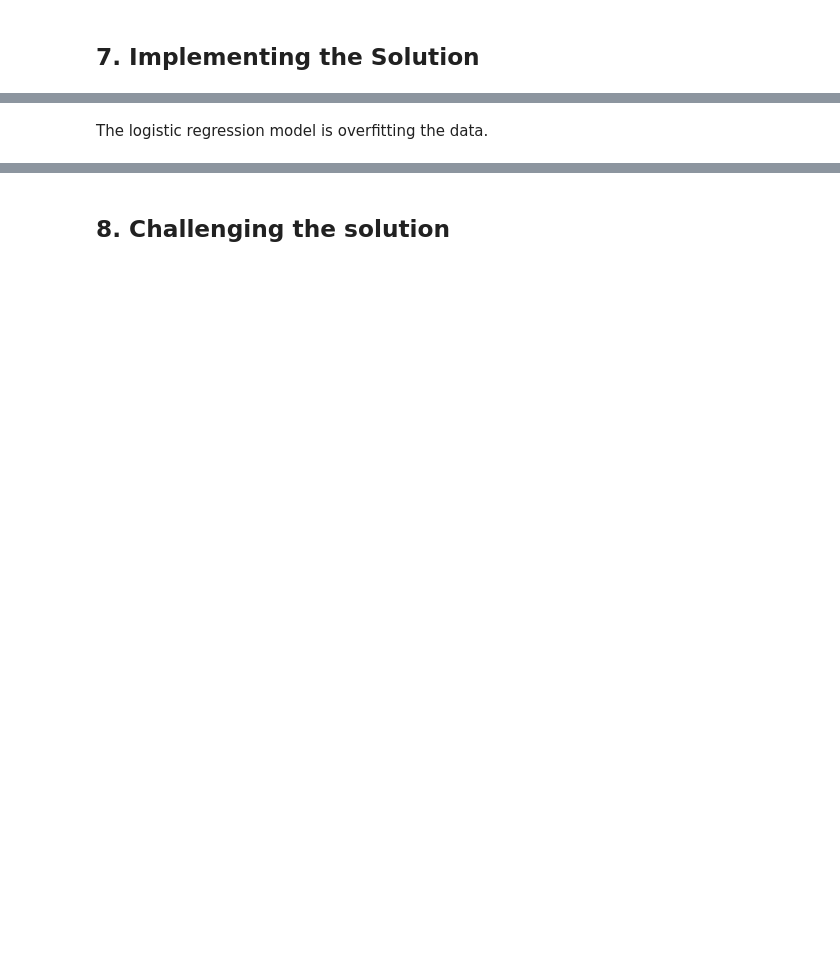
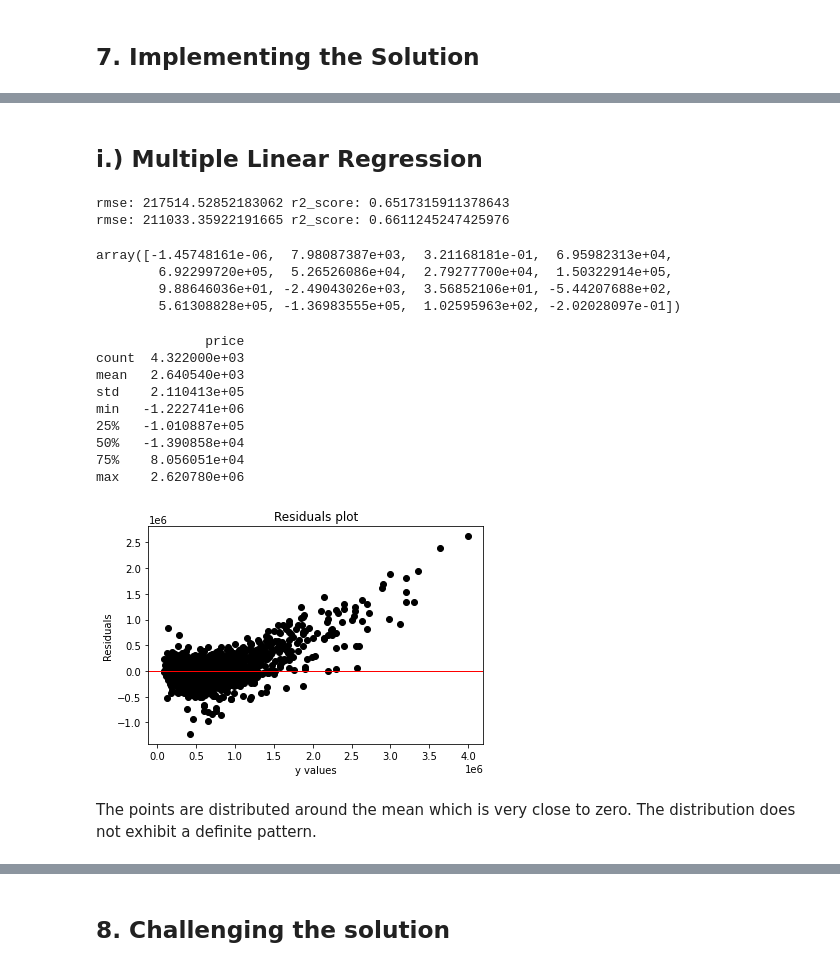
Before and after one commit to Magguire/Magguire, a Jupyter notebook: module_2_core_week_II_ip.ipynb, the cells around one changed output, grey strips where cells are left out. Drawn from its saved outputs; the diff is of its cells as text; code cells hidden in the pictures; blank space fills up the shorter version.

```diff
--- a/module_2_core_week_II_ip.ipynb
+++ b/module_2_core_week_II_ip.ipynb
@@ -917,5 +454,0 @@ df2.head()
-# %%
-# we are going to predict the points given home team rank and away team rank, home score and away score
-# split data into X and y
-X = df2.drop('points', axis=1).values
-y = df2['points'].values
@@ -949,2 +455,65 @@ array([[3, 0, 0],
-# %% [markdown]
-The logistic regression model is overfitting the data.
+# %% [markdown]
+## i.) Multiple Linear Regression
+# %%
+# split into dependent and independent variables
+
+X = X
+y = y
+
+# split into train and test data
+X_train, X_test, y_train, y_test = train_test_split(X,y,test_size=0.2, random_state=0)
+# %%
+# fit linear regression line
+from sklearn.linear_model import LinearRegression
+linreg = LinearRegression()
+linreg.fit(X_train, y_train)
+
+# predict X
+y1_pred = linreg.predict(X_train)
+y2_pred = linreg.predict(X_test)
+
+# evaluate results
+from sklearn.metrics import mean_squared_error
+
+print('rmse:',np.sqrt(mean_squared_error(y_train, y1_pred)), 'r2_score:', r2_score(y_train, y1_pred))
+print('rmse:', np.sqrt(mean_squared_error(y_test, y2_pred)), 'r2_score:', r2_score(y_test, y2_pred))
+# %% [output]
+rmse: 217514.52852183062 r2_score: 0.6517315911378643
+rmse: 211033.35922191665 r2_score: 0.6611245247425976
+# %%
+# coefficients
+linreg.coef_
+# %% [output]
+array([-1.45748161e-06,  7.98087387e+03,  3.21168181e-01,  6.95982313e+04,
+        6.92299720e+05,  5.26526086e+04,  2.79277700e+04,  1.50322914e+05,
+        9.88646036e+01, -2.49043026e+03,  3.56852106e+01, -5.44207688e+02,
+        5.61308828e+05, -1.36983555e+05,  1.02595963e+02, -2.02028097e-01])
+# %%
+# analyze residuals
+
+residuals = np.subtract(y_test, y2_pred)
+
+res = pd.DataFrame(residuals)
+print(res.describe())
+
+# plot residuals
+
+plt.scatter(y_test, residuals, color='black')
+plt.axhline(y= residuals.mean(), color='red', linewidth=1)
+plt.title('Residuals plot')
+plt.xlabel('y values')
+plt.ylabel('Residuals')
+plt.show()
+# %% [output]
+              price
+count  4.322000e+03
+mean   2.640540e+03
+std    2.110413e+05
+min   -1.222741e+06
+25%   -1.010887e+05
+50%   -1.390858e+04
+75%    8.056051e+04
+max    2.620780e+06
+[figure, added]
+# %% [markdown]
+The points are distributed around the mean which is very close to zero. The distribution does not exhibit a definite pattern.
```
Also changed, not shown: parts of 119 cells of this notebook.
